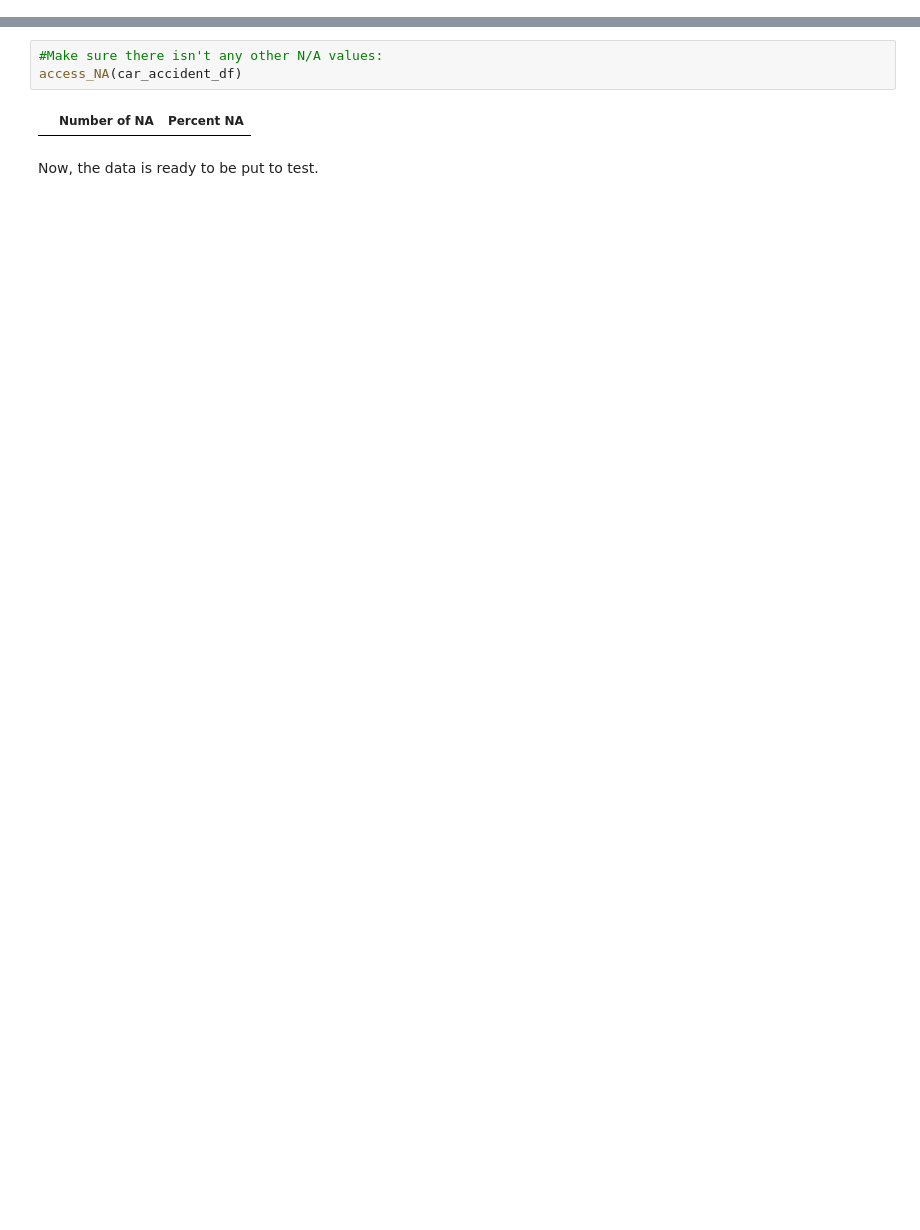
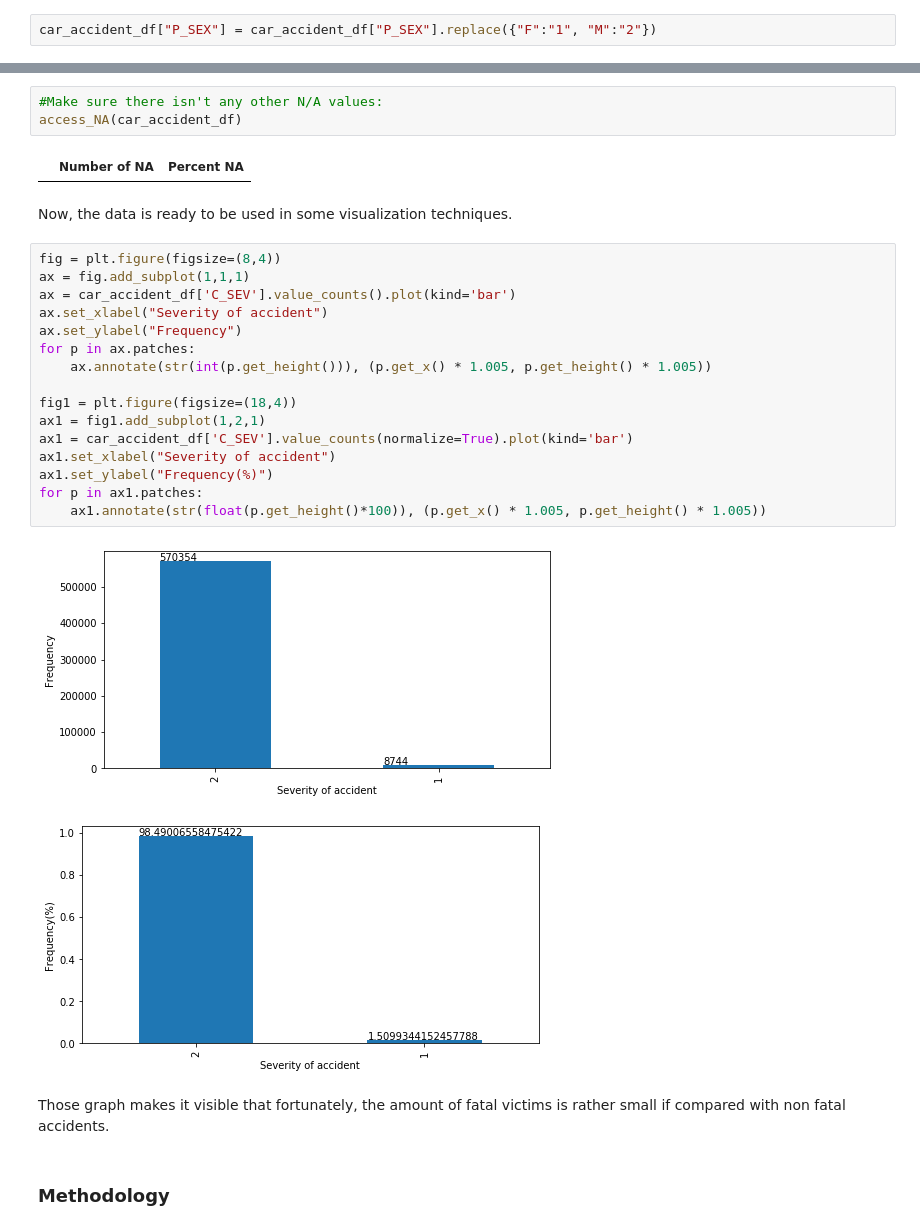
Before and after one commit to carloscaeduardo/Coursera_Capstone2, a Jupyter notebook: Canada_collision_prediction.ipynb, the cells around one changed output, grey strips where cells are left out. Cells and saved outputs as stored; diff of their text form; blank space fills up the shorter version.

```diff
--- a/Canada_collision_prediction.ipynb
+++ b/Canada_collision_prediction.ipynb
@@ -132,3 +160,5 @@ access_NA(car_accident_df)
 <p>Now we drop the other values and we will have our df prepared.</p>
 # %%
 car_accident_df =  car_accident_df.dropna()
+# %%
+car_accident_df["P_SEX"] = car_accident_df["P_SEX"].replace({"F":"1", "M":"2"})
@@ -138,4 +178,27 @@ access_NA(car_accident_df)
 # %% [output]
 |  | Number of NA | Percent NA |
 # %% [markdown]
-<p>Now, the data is ready to be put to test.</p>
+<p>Now, the data is ready to be used in some visualization techniques.</p>
+# %%
+fig = plt.figure(figsize=(8,4))
+ax = fig.add_subplot(1,1,1)
+ax = car_accident_df['C_SEV'].value_counts().plot(kind='bar')
+ax.set_xlabel("Severity of accident")
+ax.set_ylabel("Frequency")
+for p in ax.patches:
+    ax.annotate(str(int(p.get_height())), (p.get_x() * 1.005, p.get_height() * 1.005))
+
+fig1 = plt.figure(figsize=(18,4))
+ax1 = fig1.add_subplot(1,2,1)
+ax1 = car_accident_df['C_SEV'].value_counts(normalize=True).plot(kind='bar')
+ax1.set_xlabel("Severity of accident")
+ax1.set_ylabel("Frequency(%)")
+for p in ax1.patches:
+    ax1.annotate(str(float(p.get_height()*100)), (p.get_x() * 1.005, p.get_height() * 1.005))
+# %% [output]
+[figure, added]
+[figure, added]
+# %% [markdown]
+<p>Those graph makes it visible that fortunately, the amount of fatal victims is rather small if compared with non fatal accidents.  </p>
+# %% [markdown]
+<h3>Methodology</h3>
```
Also changed, not shown: parts of 45 cells of this notebook.
